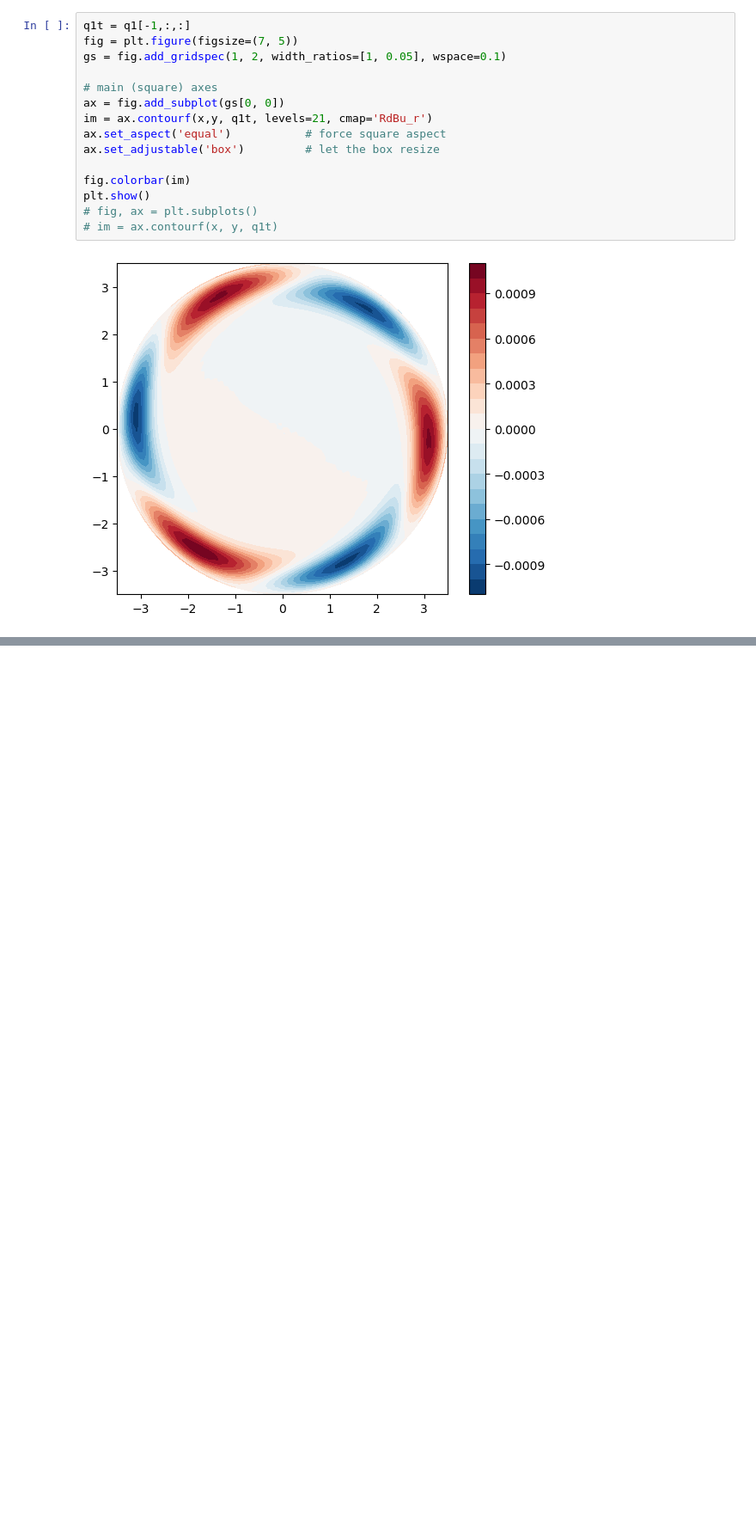
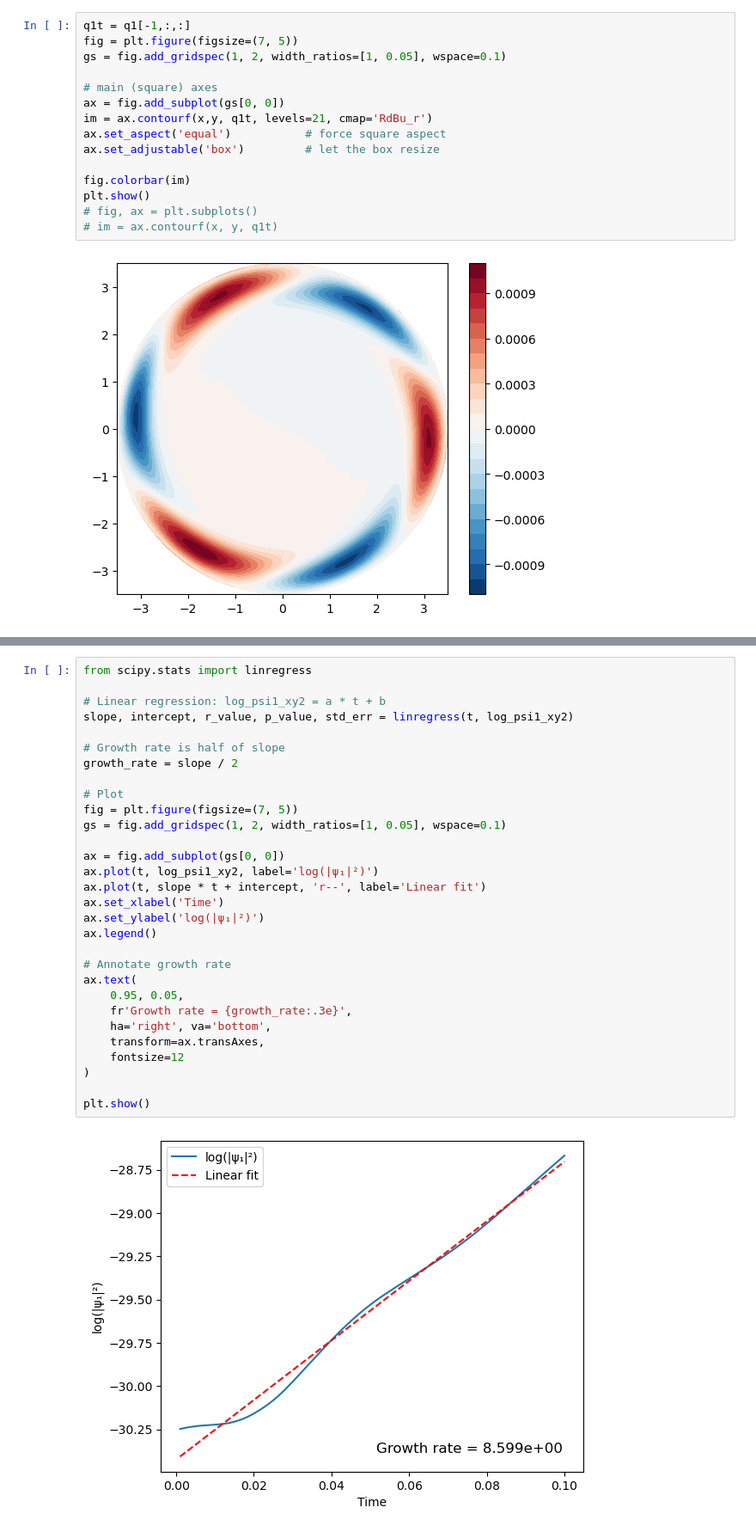
Before and after one commit to linyao1999/JupiterVortex, a Jupyter notebook: IVP_dry_2L_plot.ipynb, the cells around one changed output, grey strips where cells are left out. Shown: that part at 86% size. Cells and saved outputs as stored; diff of their text form; blank space fills up the shorter version.

```diff
--- a/IVP_dry_2L_plot.ipynb
+++ b/IVP_dry_2L_plot.ipynb
@@ -124,0 +176,32 @@ plt.show()
+# %%
+from scipy.stats import linregress
+
+# Linear regression: log_psi1_xy2 = a * t + b
+slope, intercept, r_value, p_value, std_err = linregress(t, log_psi1_xy2)
+
+# Growth rate is half of slope
+growth_rate = slope / 2
+
+# Plot
+fig = plt.figure(figsize=(7, 5))
+gs = fig.add_gridspec(1, 2, width_ratios=[1, 0.05], wspace=0.1)
+
+ax = fig.add_subplot(gs[0, 0])
+ax.plot(t, log_psi1_xy2, label='log(|ψ₁|²)')
+ax.plot(t, slope * t + intercept, 'r--', label='Linear fit')
+ax.set_xlabel('Time')
+ax.set_ylabel('log(|ψ₁|²)')
+ax.legend()
+
+# Annotate growth rate
+ax.text(
+    0.95, 0.05,
+    fr'Growth rate = {growth_rate:.3e}',
+    ha='right', va='bottom',
+    transform=ax.transAxes,
+    fontsize=12
+)
+
+plt.show()
+# %% [output]
+[figure, added]
```
Also changed, not shown: parts of 9 cells of this notebook, 23 other files.
